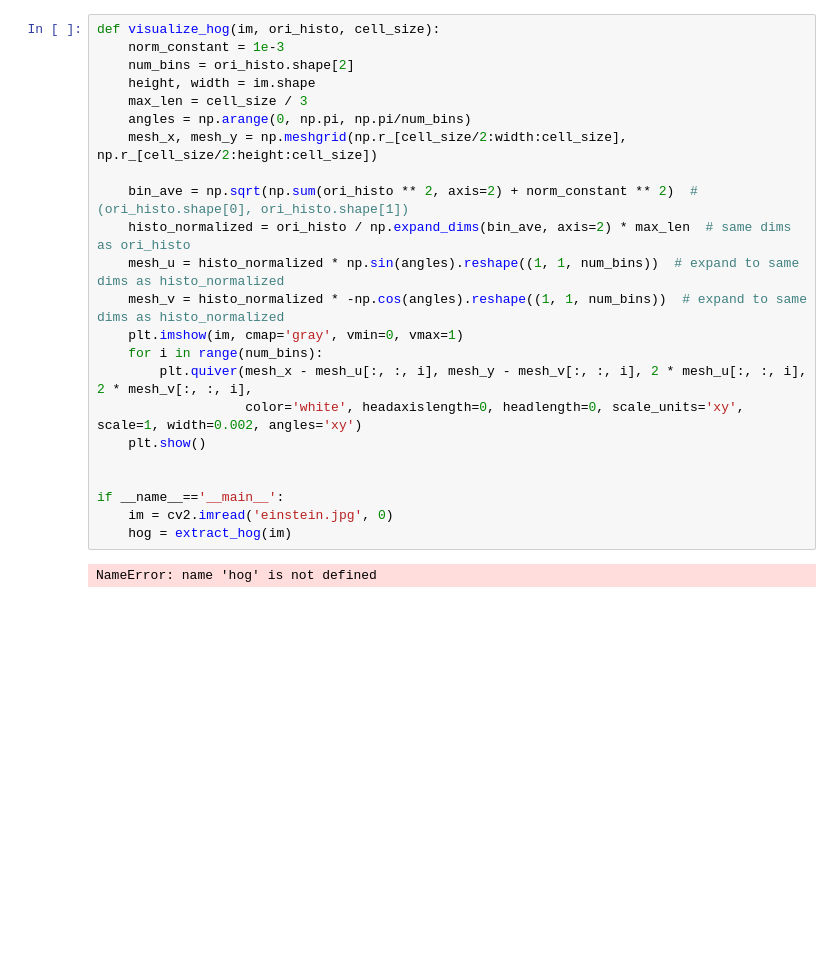
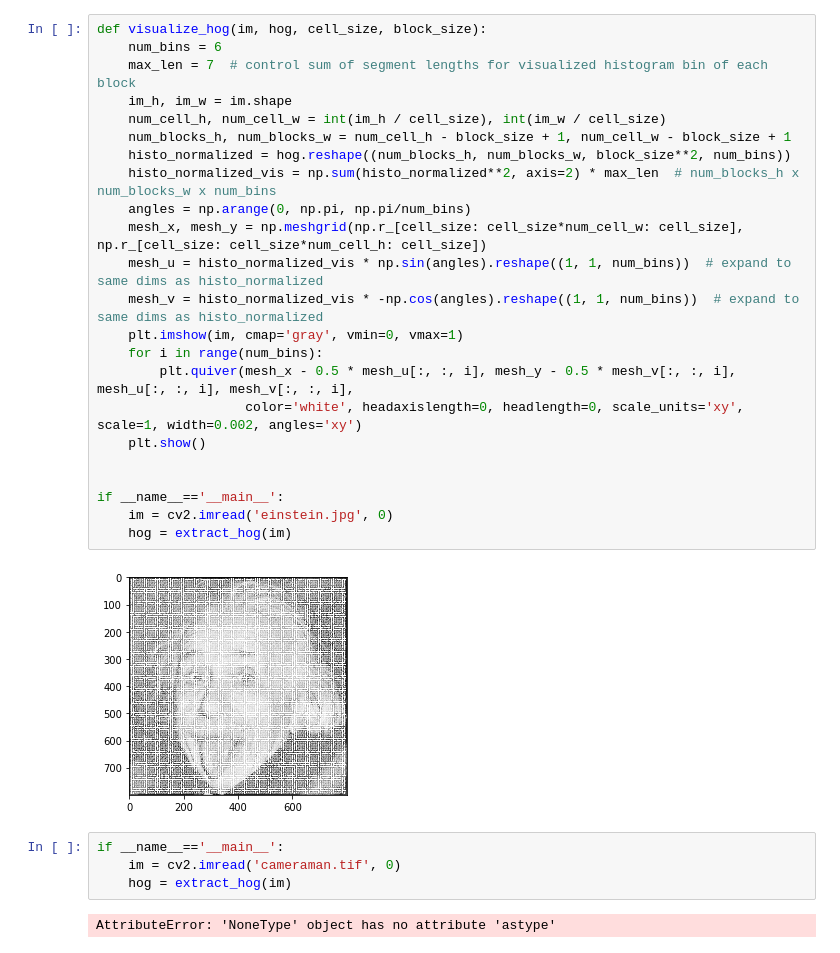
Before and after one commit to djzts/CSCI5561, a Jupyter notebook: HW1/HW1.ipynb, the cells around one changed output. Saved outputs shown, nothing was run; the diff lists cells and outputs as text; blank space fills up the shorter version.

```diff
--- a/HW1/HW1.ipynb
+++ b/HW1/HW1.ipynb
@@ -70,27 +104,33 @@ def extract_hog(im):
     # To do
     return hog
 # %%
-def visualize_hog(im, ori_histo, cell_size):
-    norm_constant = 1e-3
-    num_bins = ori_histo.shape[2]
-    height, width = im.shape
-    max_len = cell_size / 3
+def visualize_hog(im, hog, cell_size, block_size):
+    num_bins = 6
+    max_len = 7  # control sum of segment lengths for visualized histogram bin of each block
+    im_h, im_w = im.shape
+    num_cell_h, num_cell_w = int(im_h / cell_size), int(im_w / cell_size)
+    num_blocks_h, num_blocks_w = num_cell_h - block_size + 1, num_cell_w - block_size + 1
+    histo_normalized = hog.reshape((num_blocks_h, num_blocks_w, block_size**2, num_bins))
+    histo_normalized_vis = np.sum(histo_normalized**2, axis=2) * max_len  # num_blocks_h x num_blocks_w x num_bins
     angles = np.arange(0, np.pi, np.pi/num_bins)
-    mesh_x, mesh_y = np.meshgrid(np.r_[cell_size/2:width:cell_size], np.r_[cell_size/2:height:cell_size])
-
-    bin_ave = np.sqrt(np.sum(ori_histo ** 2, axis=2) + norm_constant ** 2)  # (ori_histo.shape[0], ori_histo.shape[1])
-    histo_normalized = ori_histo / np.expand_dims(bin_ave, axis=2) * max_len  # same dims as ori_histo
-    mesh_u = histo_normalized * np.sin(angles).reshape((1, 1, num_bins))  # expand to same dims as histo_normalized
-    mesh_v = histo_normalized * -np.cos(angles).reshape((1, 1, num_bins))  # expand to same dims as histo_normalized
+    mesh_x, mesh_y = np.meshgrid(np.r_[cell_size: cell_size*num_cell_w: cell_size], np.r_[cell_size: cell_size*num_cell_h: cell_size])
+    mesh_u = histo_normalized_vis * np.sin(angles).reshape((1, 1, num_bins))  # expand to same dims as histo_normalized
+    mesh_v = histo_normalized_vis * -np.cos(angles).reshape((1, 1, num_bins))  # expand to same dims as histo_normalized
     plt.imshow(im, cmap='gray', vmin=0, vmax=1)
     for i in range(num_bins):
-        plt.quiver(mesh_x - mesh_u[:, :, i], mesh_y - mesh_v[:, :, i], 2 * mesh_u[:, :, i], 2 * mesh_v[:, :, i],
+        plt.quiver(mesh_x - 0.5 * mesh_u[:, :, i], mesh_y - 0.5 * mesh_v[:, :, i], mesh_u[:, :, i], mesh_v[:, :, i],
                    color='white', headaxislength=0, headlength=0, scale_units='xy', scale=1, width=0.002, angles='xy')
     plt.show()
 
 
 if __name__=='__main__':
     im = cv2.imread('einstein.jpg', 0)
     hog = extract_hog(im)
 # %% [output]
-NameError: name 'hog' is not defined
+[figure, added]
+# %%
+if __name__=='__main__':
+    im = cv2.imread('cameraman.tif', 0)
+    hog = extract_hog(im)
+# %% [output]
+AttributeError: 'NoneType' object has no attribute 'astype'
```
Also changed, not shown: parts of 1 cell of this notebook, 1 other file.
